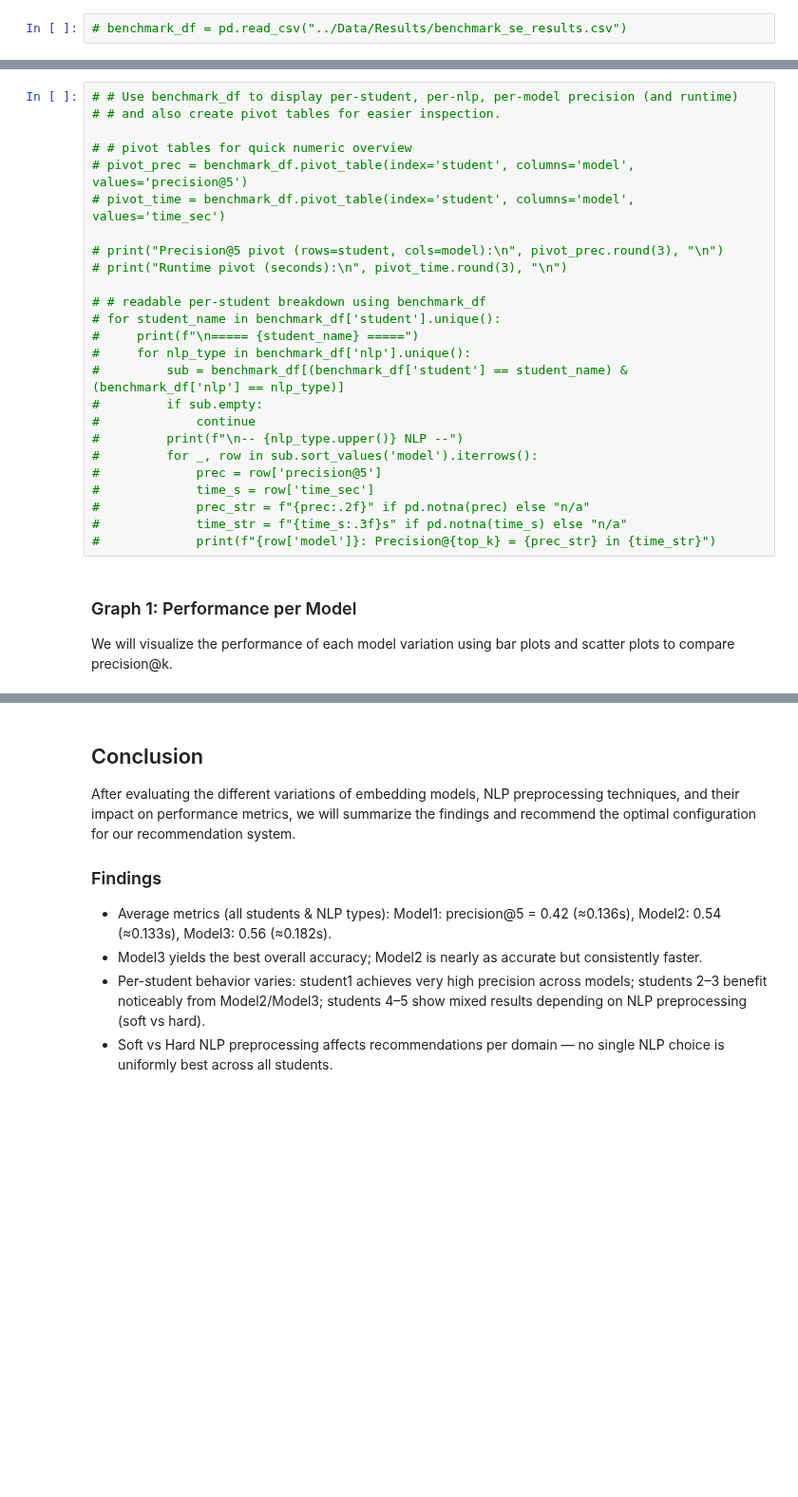
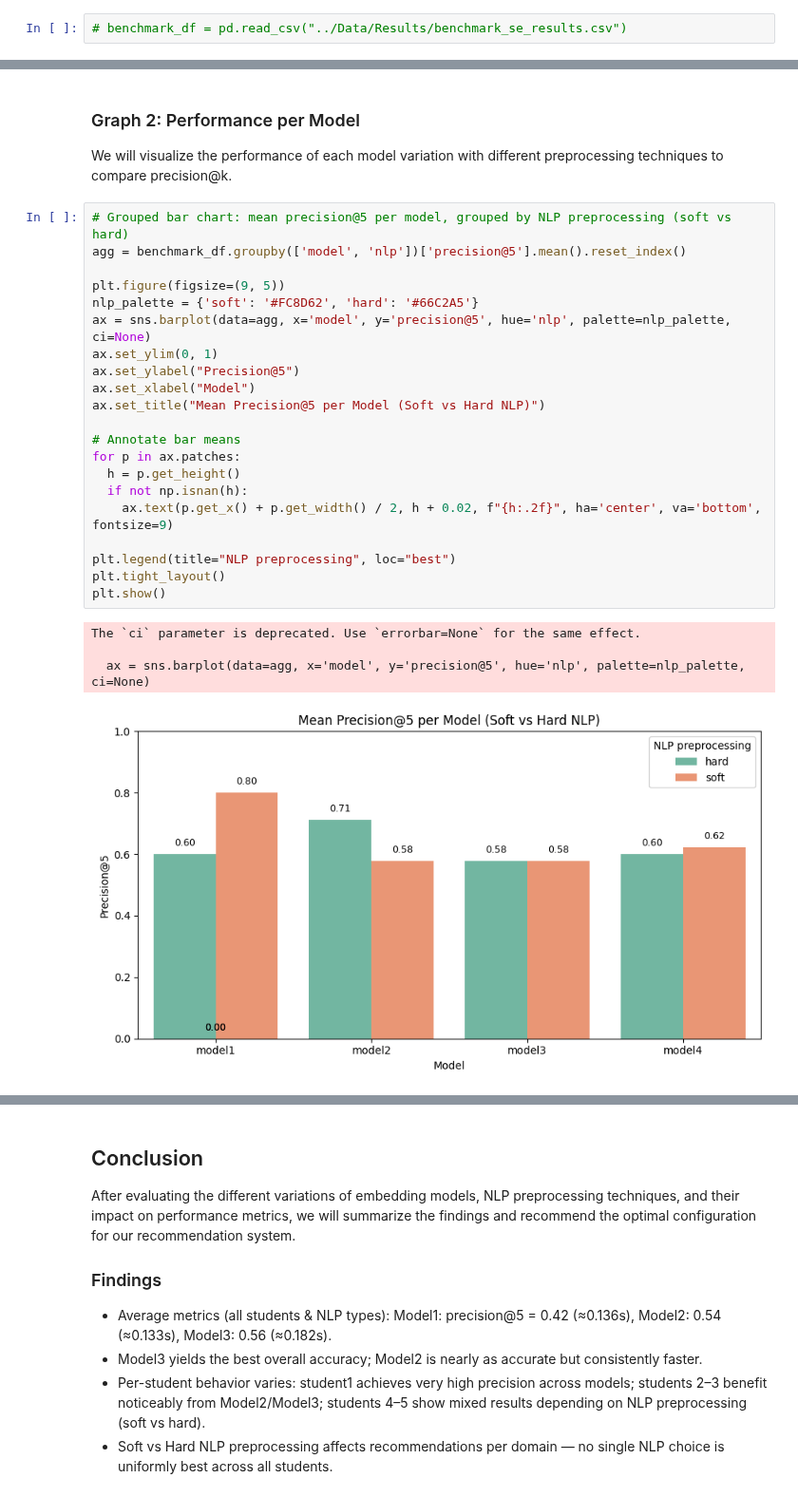
Before and after one commit to DanielvG-IT/Avans, a Jupyter notebook: Notebooks/8_optimization_se.ipynb, the cells around one changed output, grey strips where cells are left out. Shown at 95% size. Drawn from its saved outputs; the diff is of its cells as text; blank space fills up the shorter version.

```diff
--- a/Notebooks/8_optimization_se.ipynb
+++ b/Notebooks/8_optimization_se.ipynb
@@ -328,28 +298,29 @@ model3  0.440  0.275     30
+# %% [markdown]
+### Graph 2: Performance per Model
+We will visualize the performance of each model variation with different preprocessing techniques to compare precision@k.
 # %%
-# # Use benchmark_df to display per-student, per-nlp, per-model precision (and runtime)
-# # and also create pivot tables for easier inspection.
+# Grouped bar chart: mean precision@5 per model, grouped by NLP preprocessing (soft vs hard)
+agg = benchmark_df.groupby(['model', 'nlp'])['precision@5'].mean().reset_index()
 
-# # pivot tables for quick numeric overview
-# pivot_prec = benchmark_df.pivot_table(index='student', columns='model', values='precision@5')
-# pivot_time = benchmark_df.pivot_table(index='student', columns='model', values='time_sec')
+plt.figure(figsize=(9, 5))
+nlp_palette = {'soft': '#FC8D62', 'hard': '#66C2A5'}
+ax = sns.barplot(data=agg, x='model', y='precision@5', hue='nlp', palette=nlp_palette, ci=None)
+ax.set_ylim(0, 1)
+ax.set_ylabel("Precision@5")
+ax.set_xlabel("Model")
+ax.set_title("Mean Precision@5 per Model (Soft vs Hard NLP)")
 
-# print("Precision@5 pivot (rows=student, cols=model):\n", pivot_prec.round(3), "\n")
-# print("Runtime pivot (seconds):\n", pivot_time.round(3), "\n")
+# Annotate bar means
+for p in ax.patches:
+  h = p.get_height()
+  if not np.isnan(h):
+    ax.text(p.get_x() + p.get_width() / 2, h + 0.02, f"{h:.2f}", ha='center', va='bottom', fontsize=9)
 
-# # readable per-student breakdown using benchmark_df
-# for student_name in benchmark_df['student'].unique():
-#     print(f"\n===== {student_name} =====")
-#     for nlp_type in benchmark_df['nlp'].unique():
-#         sub = benchmark_df[(benchmark_df['student'] == student_name) & (benchmark_df['nlp'] == nlp_type)]
-#         if sub.empty:
-#             continue
-#         print(f"\n-- {nlp_type.upper()} NLP --")
-#         for _, row in sub.sort_values('model').iterrows():
-#             prec = row['precision@5']
-#             time_s = row['time_sec']
-#             prec_str = f"{prec:.2f}" if pd.notna(prec) else "n/a"
-#             time_str = f"{time_s:.3f}s" if pd.notna(time_s) else "n/a"
-#             print(f"{row['model']}: Precision@{top_k} = {prec_str} in {time_str}")
+plt.legend(title="NLP preprocessing", loc="best")
+plt.tight_layout()
+plt.show()
+# %% [output]
+The `ci` parameter is deprecated. Use `errorbar=None` for the same effect.
+
+  ax = sns.barplot(data=agg, x='model', y='precision@5', hue='nlp', palette=nlp_palette, ci=None)
+[figure, added]
-# %% [markdown]
-### Graph 1: Performance per Model
-We will visualize the performance of each model variation using bar plots and scatter plots to compare precision@k.
```
Also changed, not shown: parts of 17 cells of this notebook, 1 other file.
